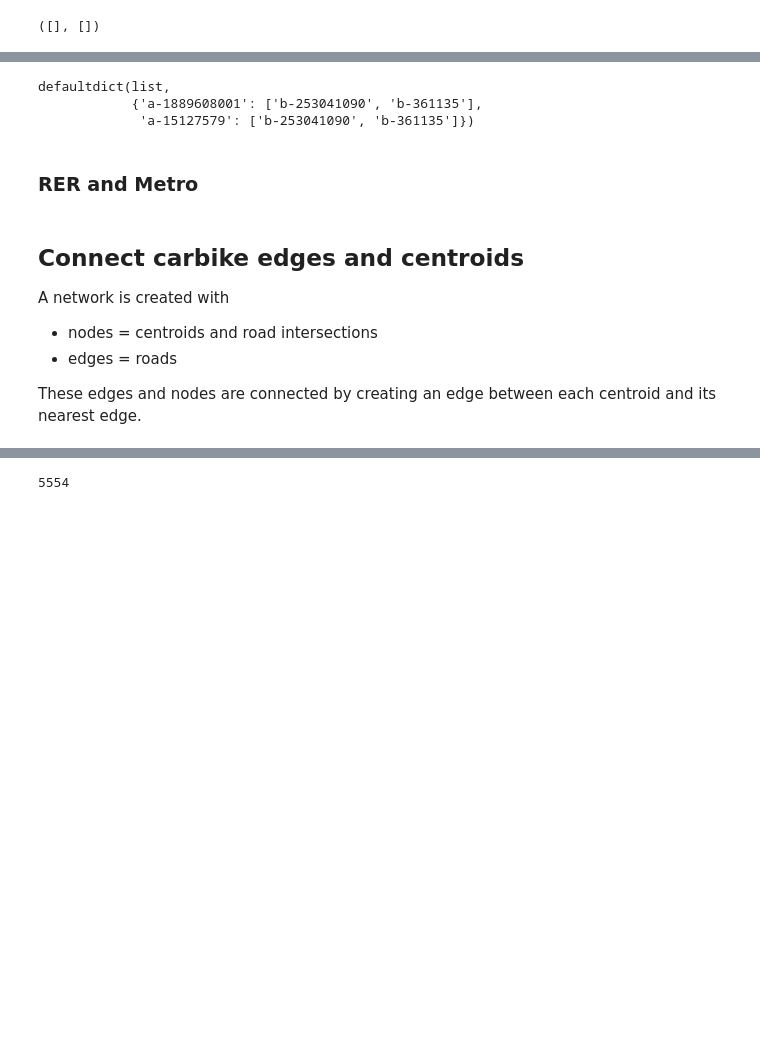
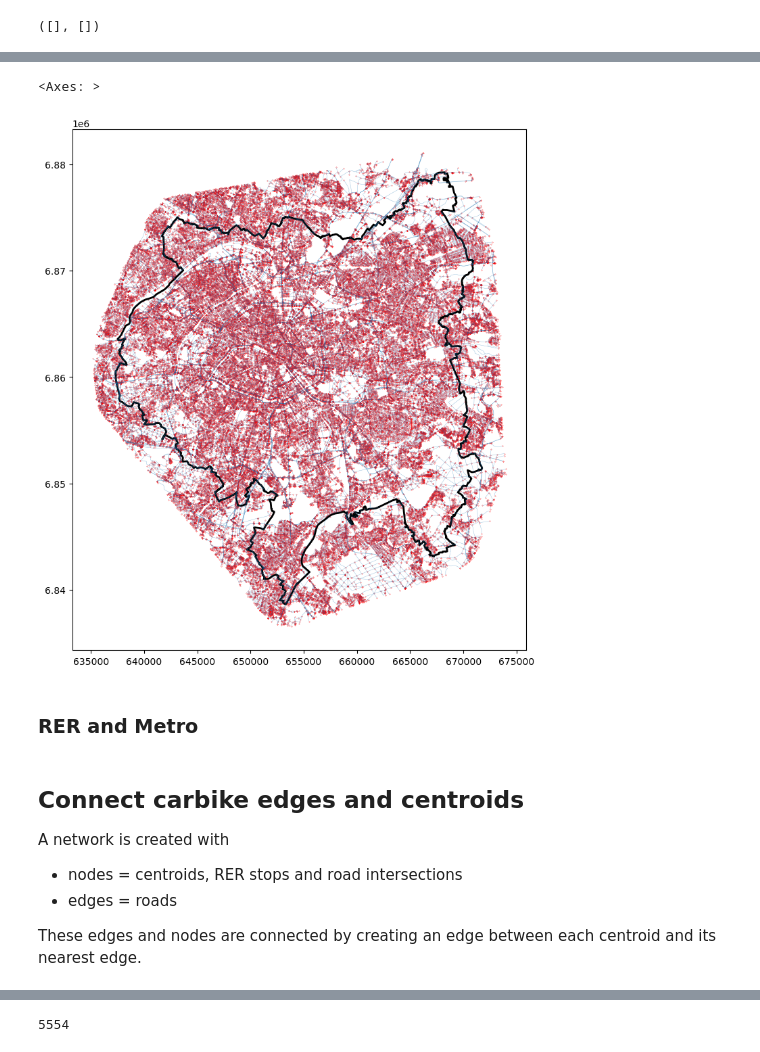
Before and after one commit to AurianeTec/Thesis, a Jupyter notebook: create_final_network.ipynb, the cells around one changed output, grey strips where cells are left out. Cells and saved outputs as stored; diff of their text form; code cells hidden in the pictures; blank space fills up the shorter version.

Commit message:
RER and final network
cleaned RER dataframe
cleaned up final_network notebook (up until linking cell)
cleaned up centroids and carbike creation notebooks for consistency in methods

```diff
--- a/create_final_network.ipynb
+++ b/create_final_network.ipynb
@@ -70,7 +78,7 @@ centroids = grid.set_geometry('centroid').set_crs(crs_fr)
 # %% [markdown]
 ### roads
 # %%
-# Get roads (car/bike)
-edges_all = pd.read_csv("./data/processed/carbike_edges.csv")
-nodes_all = pd.read_csv("./data/processed/carbike_nodes.csv")
+# Get roads (car/bike, nodes/edges)
+edges_carbike = pd.read_csv("./data/processed/carbike_edges.csv")
+nodes_carbike = pd.read_csv("./data/processed/carbike_nodes.csv")
 # %%
@@ -166,11 +156,10 @@ print(graph_below_2_nodes, graph_above_2_nodes, big_graph)
 # %%
-len(S1[0]) / len(edges_all_unique) # 66.7% of my the edges are in the largest connected component.
+#--- Only work with the largest connected component
 
-# Check for the length of these edges, it could be more important
+# Export the edges of the graph to a pandas dataframe
+edges_carbike_connected = nx.to_pandas_edgelist(S1[0], source='x', target='y')
+# edges_carbike_connected["geometry"] = edges_carbike_connected.apply(lambda x: shapely.wkt.loads(x.geometry), axis = 1)
+edges_carbike_connected = gpd.GeoDataFrame(edges_carbike_connected, geometry = 'geometry', crs = 4326).to_crs(GPM.crs)
 
-# Add up length of edges in the largest connected component
-lengthS1 = 0
-for edge in S1[0].edges:
-    lengthS1 += edges_all_unique.loc[(edges_all_unique['x'] == edge[0]) & (edges_all_unique['y'] == edge[1]), 'length'].values[0]
-
-lengthS1 / edges_all_unique['length'].sum()
+# Filter the nodes dataframe to only include the nodes that are in the largest connected component
+nodes_carbike_connected = nodes_carbike.loc[nodes_carbike['osmid'].isin(edges_carbike_connected['x']) | nodes_carbike['osmid'].isin(edges_carbike_connected['y'])].to_crs(GPM.crs)
@@ -234,6 +165,0 @@ for i in keys:
-# %%
-path_dict
-# %% [output]
-defaultdict(list,
-            {'a-1889608001': ['b-253041090', 'b-361135'],
-             'a-15127579': ['b-253041090', 'b-361135']})
@@ -246,9 +166,13 @@ edges_all_unique.to_file('edges_carbike_disconnected.geojson', driver = 'GeoJSON
 # %%
-# # Plot
-# ax = plt.axes()
-# edges_all.plot(ax=ax, linewidth = 0.3, alpha = 0.5)
-# nodes_all.plot(ax=ax, markersize = 0.05, facecolor = 'red', alpha = 1)
-# GPM.plot(ax=ax, facecolor = 'none', linewidth = 2)
+# Plot
+
+ax = plt.axes()
+edges_carbike_connected.plot(ax=ax, linewidth = 0.3, alpha = 0.5)
+nodes_carbike_connected.plot(ax=ax, markersize = 0.05, facecolor = 'red', alpha = 1)
+GPM.plot(ax=ax, facecolor = 'none', linewidth = 2)
+# %% [output]
+<Axes: >
+[figure, added]
 # %% [markdown]
 ### RER and Metro
 # %%
@@ -258,7 +199,7 @@ RER_lines = pd.read_csv("./data/processed/RER_lines.csv")
 # %% [markdown]
 ## Connect carbike edges and centroids
 A network is created with
-- nodes = centroids and road intersections
+- nodes = centroids, RER stops and road intersections
 - edges = roads
 
 These edges and nodes are connected by creating an edge between each centroid and its nearest edge.
```
Also changed, not shown: parts of 37 cells of this notebook, 12 other files.
